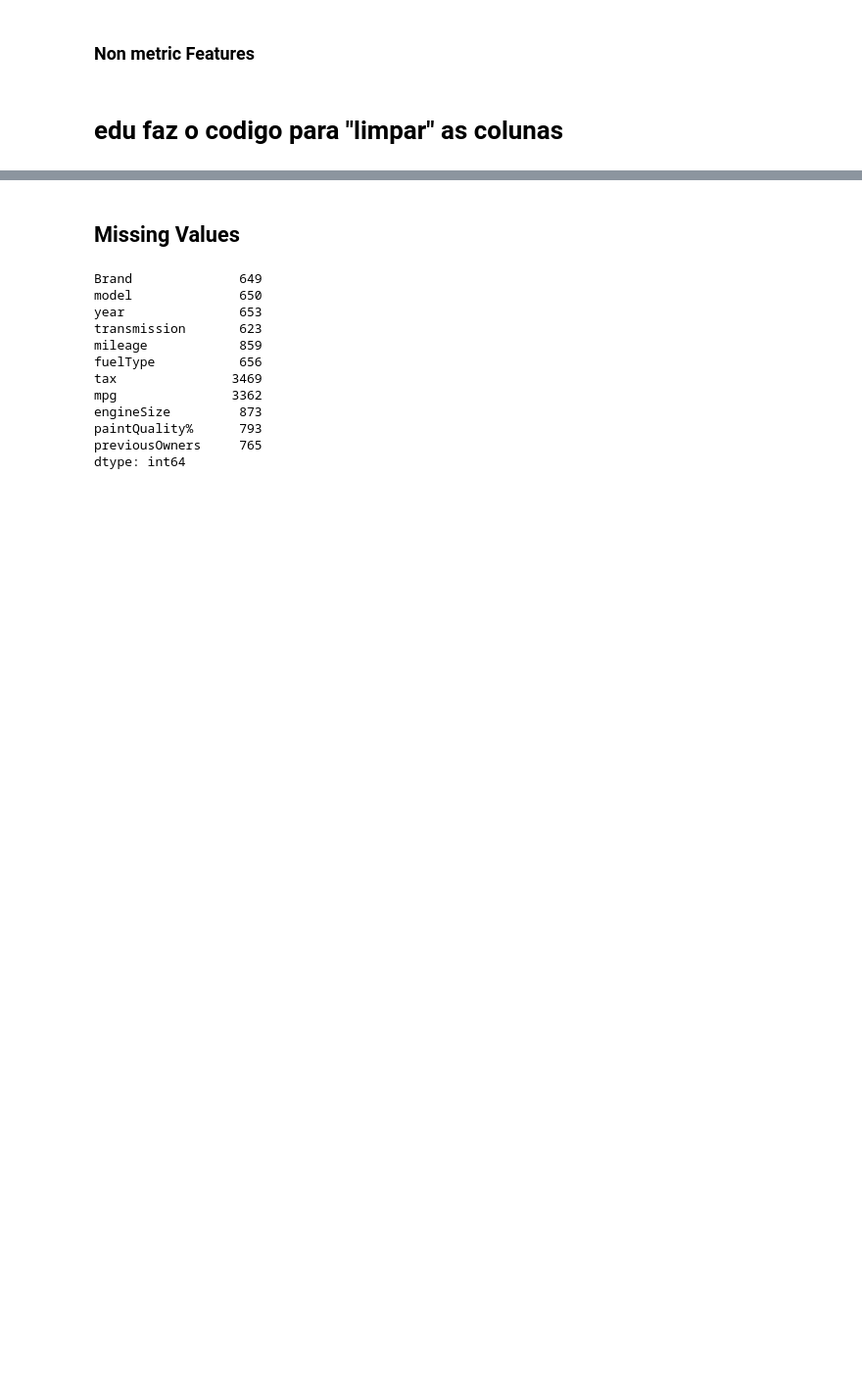
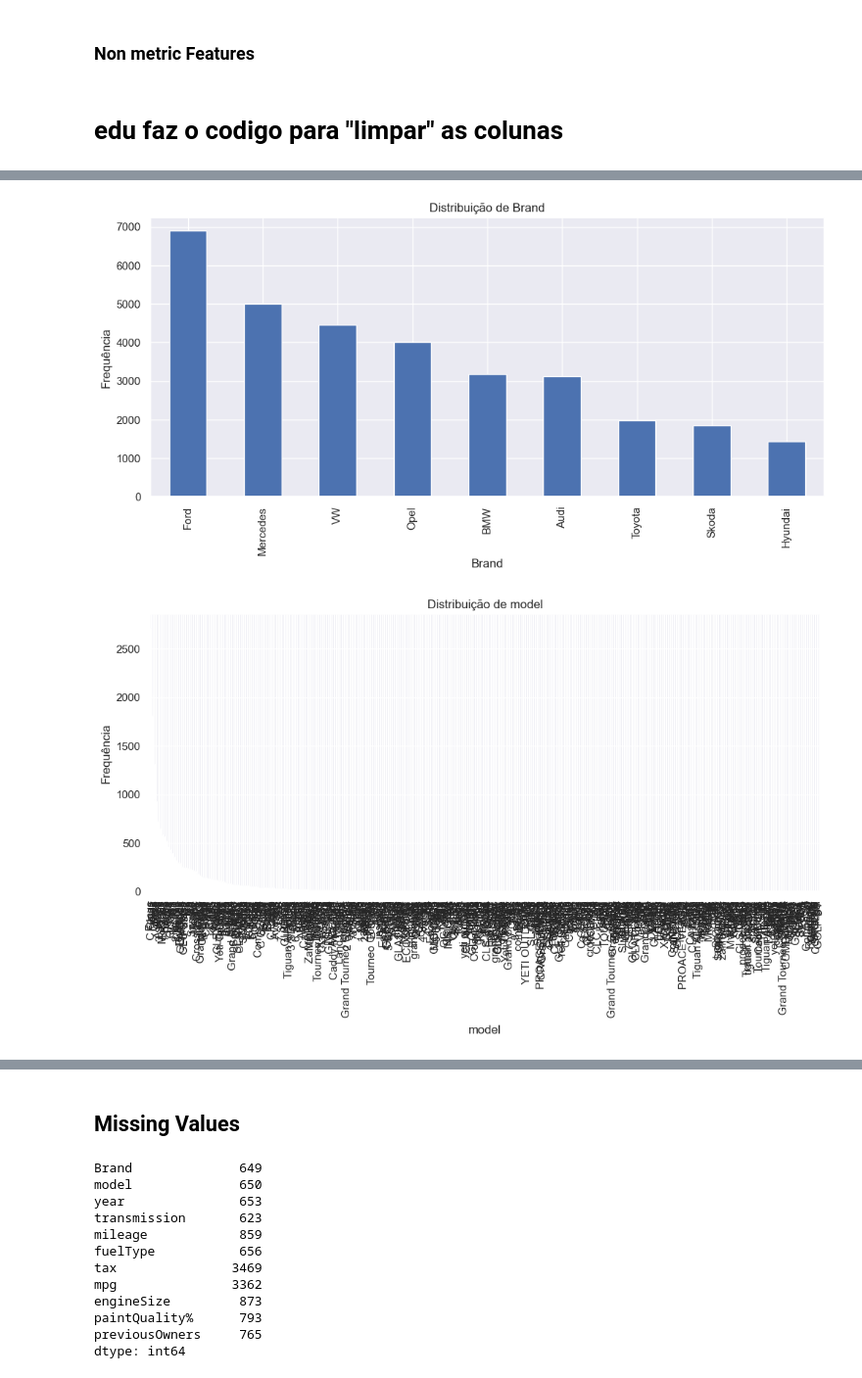
Before and after one commit to bernardorspachecods/ML_Project_25.26, a Jupyter notebook: processing.ipynb, the cells around one changed output, grey strips where cells are left out. Shown: that part at 98% size. Drawn from its saved outputs; the diff is of its cells as text; code cells hidden in the pictures; blank space fills up the shorter version.

```diff
--- a/processing.ipynb
+++ b/processing.ipynb
@@ -234,0 +284,16 @@ cars_test.head(1)
+# %%
+valid_brands_list = ["Ford", "Mercedes", "VW", "Opel", "BMW", "Audi", "Toyota","Skoda", "Hyundai"]
+valid_transmition_list = ["Manual", "Semi-Auto", "Automatic", "Other", "Unknown"]
+valid_fueltype_list = ["Petrol" ,"Diesel", "Hybrid" , "Other", "Electric"]
+cols_change_dic = {"Brand" : valid_brands_list,
+                      "transmission" : valid_transmition_list,
+                      "fuelType" : valid_fueltype_list
+                      }
+# %%
+
+for i in range(1,3):
+    for key,values in cols_change_dic.items():
+        valid_dic = build_valid_dic(cars_test[key],values, cuttoff= 10)
+        cars_test[key] = replace_invalid_values(cars_test[key], valid_dic)
+        if i == 2:
+            print(cars_test[key].value_counts())
@@ -234,0 +318,11 @@ cars_test.head(1)
+# %%
+for col in non_metric_features:
+    plt.figure(figsize=(12, 5))
+    cars_test[col].value_counts().plot(kind="bar")
+    plt.title(f"Distribuição de {col}")
+    plt.xlabel(col)
+    plt.ylabel("Frequência")
+    plt.show()
+# %% [output]
+[figure, added]
+[figure, added]
```
Also changed, not shown: parts of 11 cells of this notebook.
